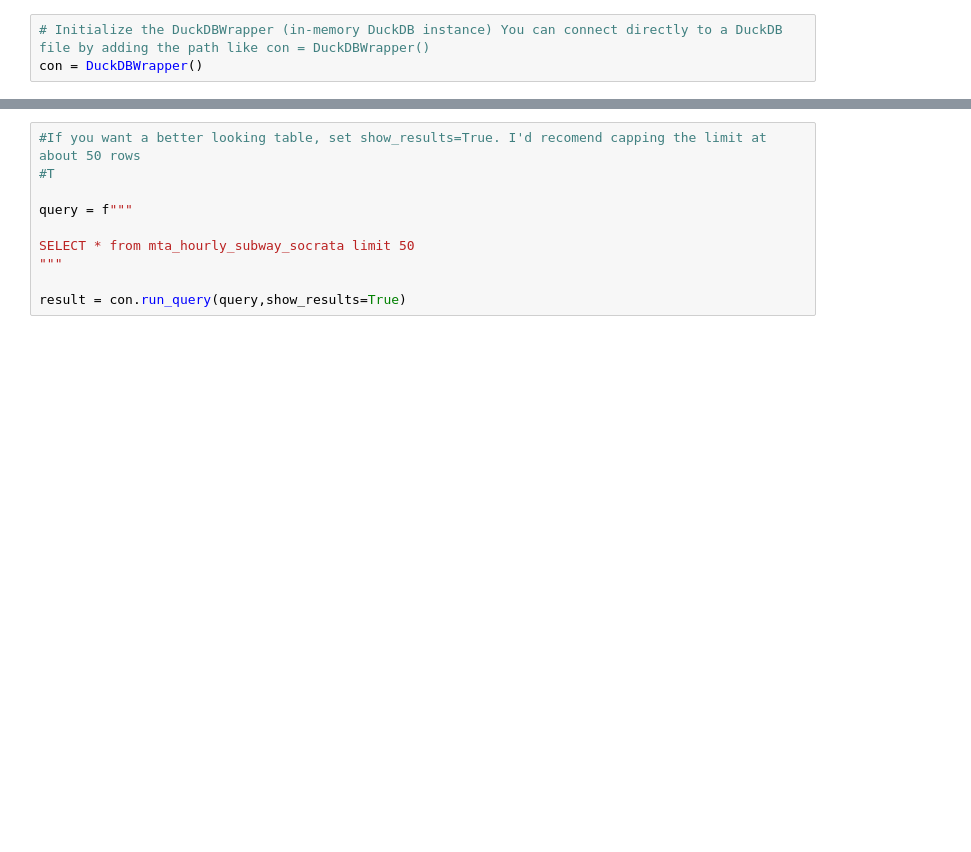
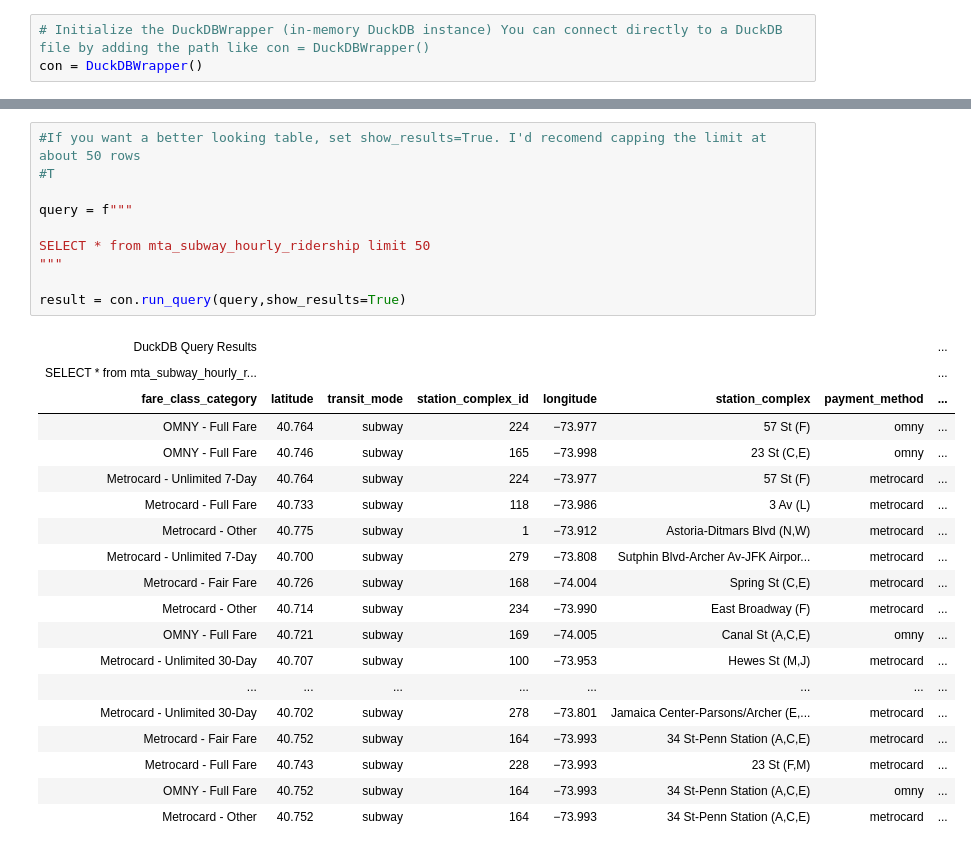
Before and after one commit to ChristianCasazza/mtadata, a Jupyter notebook: notebooks/EDA.ipynb, the cells around one changed output, grey strips where cells are left out. Drawn from its saved outputs; the diff is of its cells as text; blank space fills up the shorter version.

```diff
--- a/notebooks/EDA.ipynb
+++ b/notebooks/EDA.ipynb
@@ -344,13 +377,33 @@ print(result)
 # %%
 #If you want a better looking table, set show_results=True. I'd recomend capping the limit at about 50 rows
 #T
 
 query = f"""
 
-SELECT * from mta_hourly_subway_socrata limit 50
+SELECT * from mta_subway_hourly_ridership limit 50
 """
 
 result = con.run_query(query,show_results=True)
+# %% [output]
+| DuckDB Query Results |  |  |  |  |  |  | ... |
+| SELECT * from mta_subway_hourly_r... |  |  |  |  |  |  | ... |
+| fare_class_category | latitude | transit_mode | station_complex_id | longitude | station_complex | payment_method | ... |
+| OMNY - Full Fare | 40.764 | subway | 224 | −73.977 | 57 St (F) | omny | ... |
+| OMNY - Full Fare | 40.746 | subway | 165 | −73.998 | 23 St (C,E) | omny | ... |
+| Metrocard - Unlimited 7-Day | 40.764 | subway | 224 | −73.977 | 57 St (F) | metrocard | ... |
+| Metrocard - Full Fare | 40.733 | subway | 118 | −73.986 | 3 Av (L) | metrocard | ... |
+| Metrocard - Other | 40.775 | subway | 1 | −73.912 | Astoria-Ditmars Blvd (N,W) | metrocard | ... |
+| Metrocard - Unlimited 7-Day | 40.700 | subway | 279 | −73.808 | Sutphin Blvd-Archer Av-JFK Airpor... | metrocard | ... |
+| Metrocard - Fair Fare | 40.726 | subway | 168 | −74.004 | Spring St (C,E) | metrocard | ... |
+| Metrocard - Other | 40.714 | subway | 234 | −73.990 | East Broadway (F) | metrocard | ... |
+| OMNY - Full Fare | 40.721 | subway | 169 | −74.005 | Canal St (A,C,E) | omny | ... |
+| Metrocard - Unlimited 30-Day | 40.707 | subway | 100 | −73.953 | Hewes St (M,J) | metrocard | ... |
+| ... | ... | ... | ... | ... | ... | ... | ... |
+| Metrocard - Unlimited 30-Day | 40.702 | subway | 278 | −73.801 | Jamaica Center-Parsons/Archer (E,... | metrocard | ... |
+| Metrocard - Fair Fare | 40.752 | subway | 164 | −73.993 | 34 St-Penn Station (A,C,E) | metrocard | ... |
+| Metrocard - Full Fare | 40.743 | subway | 228 | −73.993 | 23 St (F,M) | metrocard | ... |
+| OMNY - Full Fare | 40.752 | subway | 164 | −73.993 | 34 St-Penn Station (A,C,E) | omny | ... |
+| Metrocard - Other | 40.752 | subway | 164 | −73.993 | 34 St-Penn Station (A,C,E) | metrocard | ... |
 # %%
 #More complicated query
 
```
Also changed, not shown: parts of 7 cells of this notebook, 8 other files.
